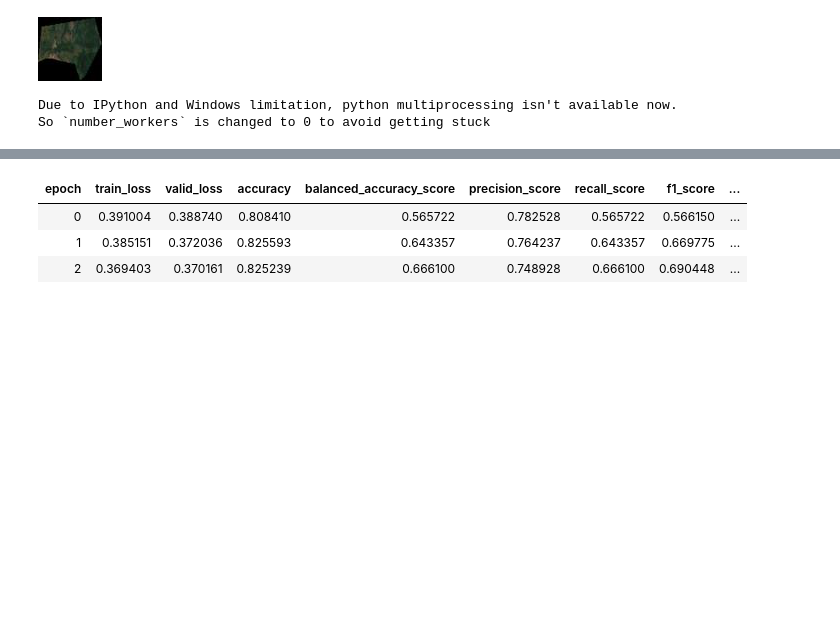
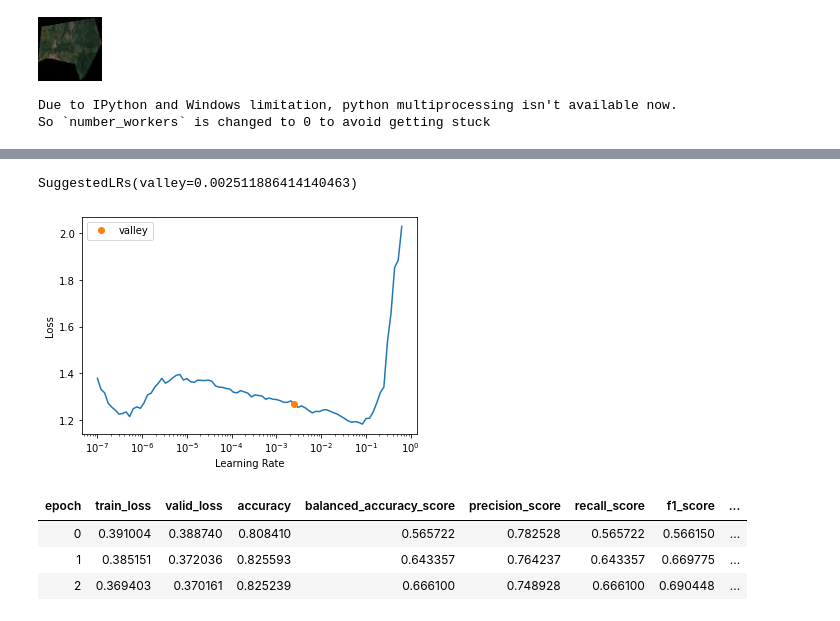
Before and after one commit to jodijhourandas/deepdesa, a Jupyter notebook: urbanrural/04. UR SLS Sentinel 10m TC.ipynb, the cells around one changed output, grey strips where cells are left out. Saved outputs shown, nothing was run; the diff lists cells and outputs as text; code cells hidden in the pictures; blank space fills up the shorter version.

```diff
--- a/urbanrural/04. UR SLS Sentinel 10m TC.ipynb
+++ b/urbanrural/04. UR SLS Sentinel 10m TC.ipynb
@@ -124,3 +140,6 @@ f1s = F1Score(average=avg)
 bc = BalancedAccuracy()
 metrics=[accuracy,bc, Precision(average=avg), Recall(average=avg), f1s, roca]
 learn = cnn_learner(dls, densenet121, metrics=metrics)
+# %%
+learn.lr_find()
+# %% [output]
@@ -127 +147,3 @@ learn = cnn_learner(dls, densenet121, metrics=metrics)
+SuggestedLRs(valley=0.002511886414140463)
+[figure, added]
 # %%
```
Also changed, not shown: parts of 27 cells of this notebook, 21 other files.
